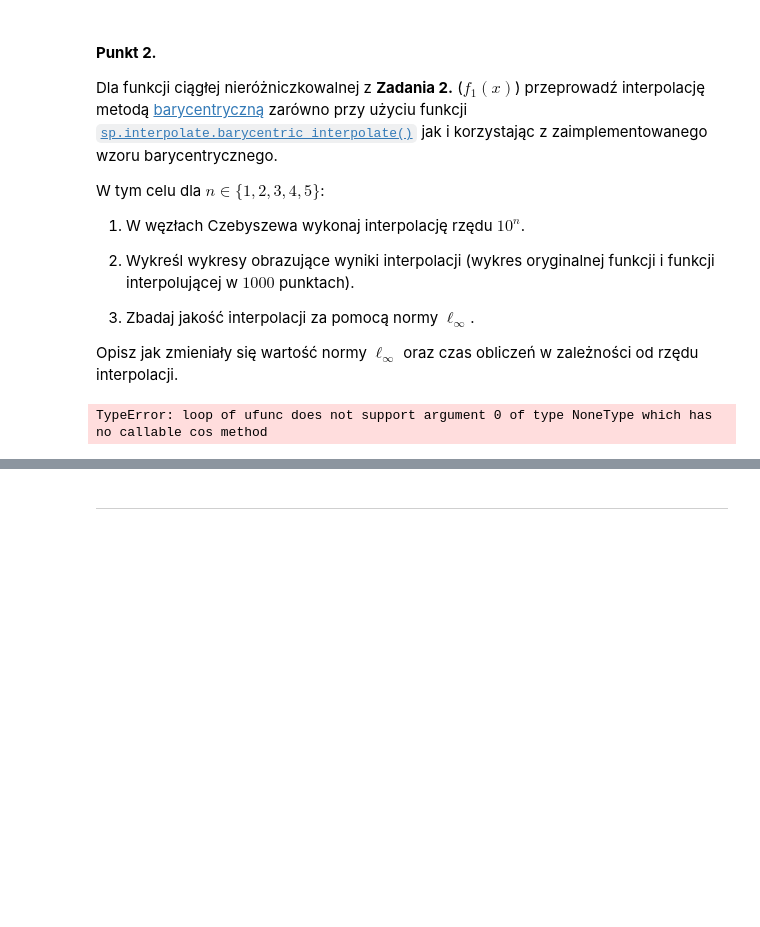
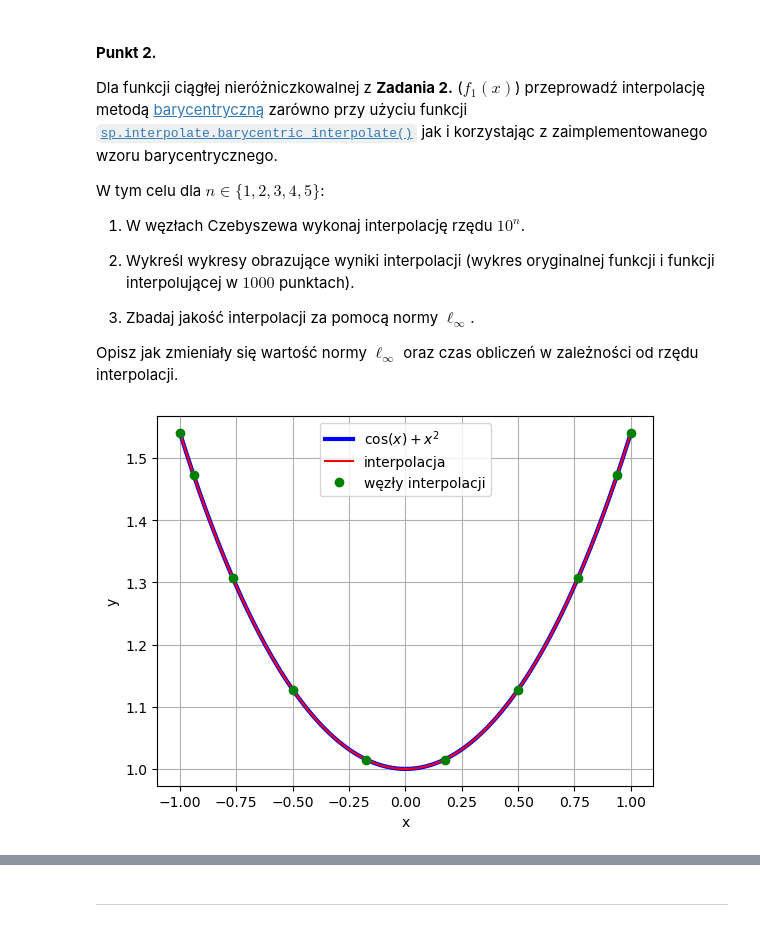
Before and after one commit to MN-KJ-2025/lab9-interpolacja-Igur7, a Jupyter notebook: sprawozdanie.ipynb, the cells around one changed output, grey strips where cells are left out. Cells and saved outputs as stored; diff of their text form; code cells hidden in the pictures; blank space fills up the shorter version.

```diff
--- a/sprawozdanie.ipynb
+++ b/sprawozdanie.ipynb
@@ -185,47 +185,28 @@ W tym celu dla $n \in \{1, 2, 3, 4, 5\}$:
 
 Opisz jak zmieniały się wartość normy $\ell_{\infty}$ oraz czas obliczeń w zależności od rzędu interpolacji.
 # %%
-# Przykład użycia interpolacji barycentrycznej z wykorzystaniem węzłów Czebyszewa
-def barycentric_inte(
-    xi: np.ndarray, yi: np.ndarray, wi: np.ndarray, x: np.ndarray
-) -> np.ndarray | None:
-    """Funkcja przeprowadza interpolację metodą barycentryczną dla zadanych
-    węzłów xi i wartości funkcji interpolowanej yi używając wag wi. Zwraca
-    wyliczone wartości funkcji interpolującej dla argumentów x w postaci
-    wektora (n,).
 
-    Args:
-        xi (np.ndarray): Wektor węzłów interpolacji (m,).
-        yi (np.ndarray): Wektor wartości funkcji interpolowanej w węzłach (m,).
-        wi (np.ndarray): Wektor wag interpolacji (m,).
-        x (np.ndarray): Wektor argumentów dla funkcji interpolującej (n,).
-
-    Returns:
-        (np.ndarray): Wektor wartości funkcji interpolującej (n,).
-        Jeżeli dane wejściowe są niepoprawne funkcja zwraca `None`.
-    """
-    pass
 # Funkcja do interpolacji
 def f(x):
     return np.cos(x) + x**2
 
 # Wektor współrzędnych, dla których chcemy wyliczyć wartości wielomianu interpolacyjnego
 x = np.linspace(-1, 1, 1000)
 
 # Węzły Czebyszewa
 n = int(1e1)  # Liczba węzłów
 xch = main.chebyshev_nodes(n)
 
 # Interpoalcja
 yimp = sp.interpolate.barycentric_interpolate(xch, f(xch), x)
 
 plt.plot(x, f(x), 'b', linewidth=3, label=r'$\cos(x)+x^2$')
 plt.plot(x, yimp, 'r', label='interpolacja')
 plt.plot(xch, f(xch), 'go', label='węzły interpolacji')
 plt.xlabel("x")
 plt.ylabel("y")
 plt.legend(loc=0)
 plt.grid()
 plt.show()
 # %% [output]
-TypeError: loop of ufunc does not support argument 0 of type NoneType which has no callable cos method
+[figure, added]
```
Also changed, not shown: parts of 10 cells of this notebook, 1 other file.
